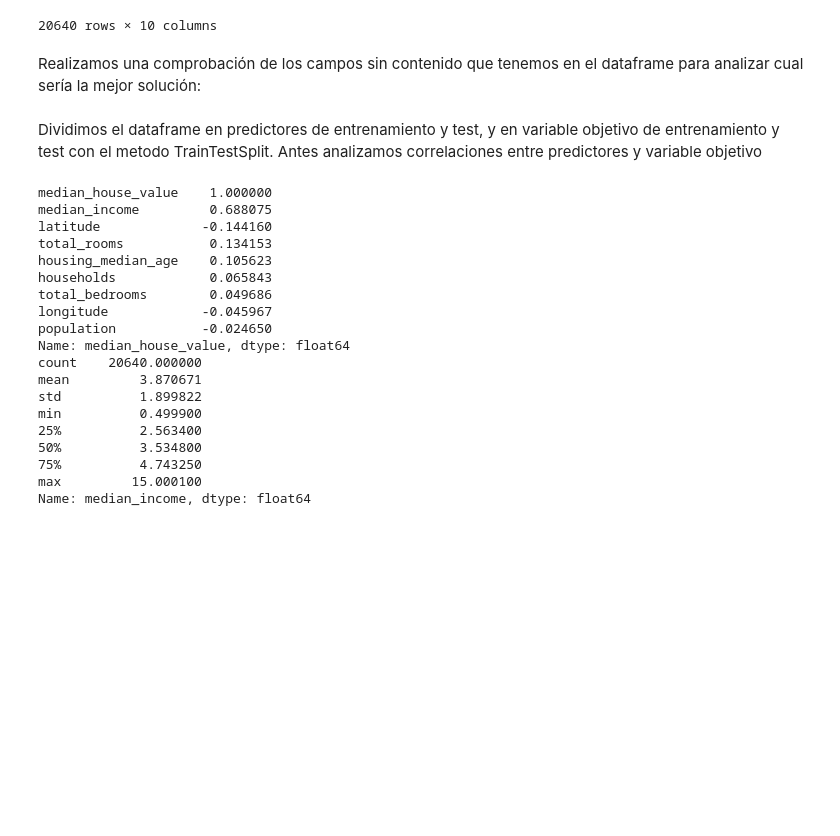
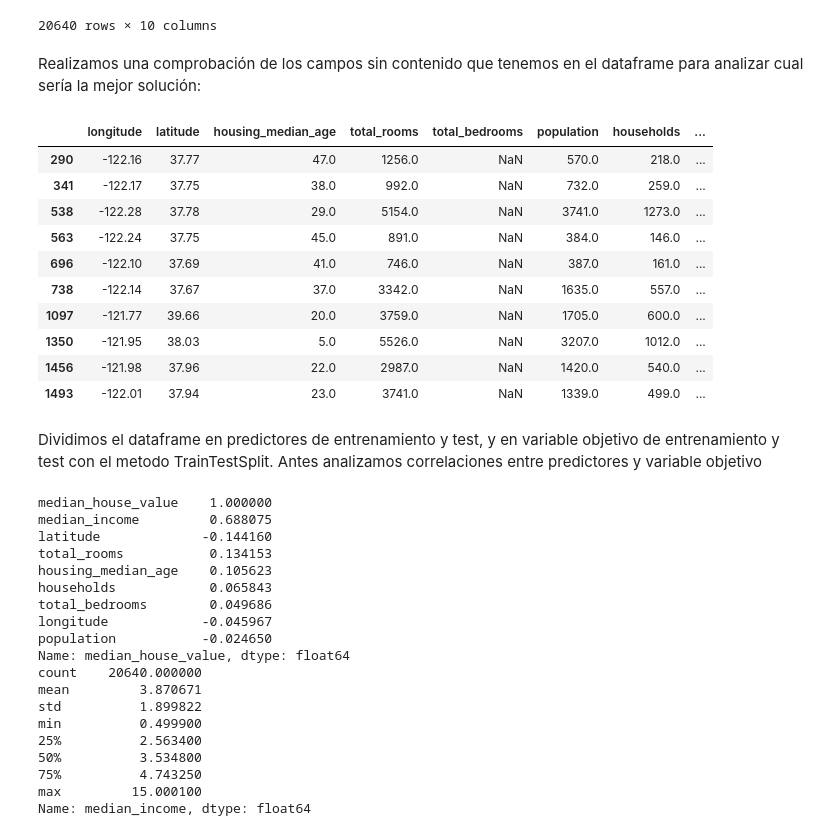
Before and after one commit to salopalo/Compartido, a Jupyter notebook: knn_def.ipynb, the cells around one changed output. Drawn from its saved outputs; the diff is of its cells as text; code cells hidden in the pictures; blank space fills up the shorter version.

```diff
--- a/knn_def.ipynb
+++ b/knn_def.ipynb
@@ -26,6 +26,22 @@ housing
 20640 rows × 10 columns
 # %% [markdown]
 Realizamos una comprobación de los campos sin contenido que tenemos en el dataframe para analizar cual sería la mejor solución:
+# %%
+
+null_rows_idx = housing.isnull().any(axis=1) # índices de las filas con valores nulos
+housing.loc[null_rows_idx].head(10)
+# %% [output]
+|  | longitude | latitude | housing_median_age | total_rooms | total_bedrooms | population | households | ... |
+| 290 | -122.16 | 37.77 | 47.0 | 1256.0 | NaN | 570.0 | 218.0 | ... |
+| 341 | -122.17 | 37.75 | 38.0 | 992.0 | NaN | 732.0 | 259.0 | ... |
+| 538 | -122.28 | 37.78 | 29.0 | 5154.0 | NaN | 3741.0 | 1273.0 | ... |
+| 563 | -122.24 | 37.75 | 45.0 | 891.0 | NaN | 384.0 | 146.0 | ... |
+| 696 | -122.10 | 37.69 | 41.0 | 746.0 | NaN | 387.0 | 161.0 | ... |
+| 738 | -122.14 | 37.67 | 37.0 | 3342.0 | NaN | 1635.0 | 557.0 | ... |
+| 1097 | -121.77 | 39.66 | 20.0 | 3759.0 | NaN | 1705.0 | 600.0 | ... |
+| 1350 | -121.95 | 38.03 | 5.0 | 5526.0 | NaN | 3207.0 | 1012.0 | ... |
+| 1456 | -121.98 | 37.96 | 22.0 | 2987.0 | NaN | 1420.0 | 540.0 | ... |
+| 1493 | -122.01 | 37.94 | 23.0 | 3741.0 | NaN | 1339.0 | 499.0 | ... |
 # %% [markdown]
 Dividimos el dataframe en predictores de entrenamiento y test, y en variable objetivo de entrenamiento y test con el metodo TrainTestSplit. Antes analizamos correlaciones entre predictores y variable objetivo
 # %%
```
Also changed, not shown: parts of 9 cells of this notebook.
